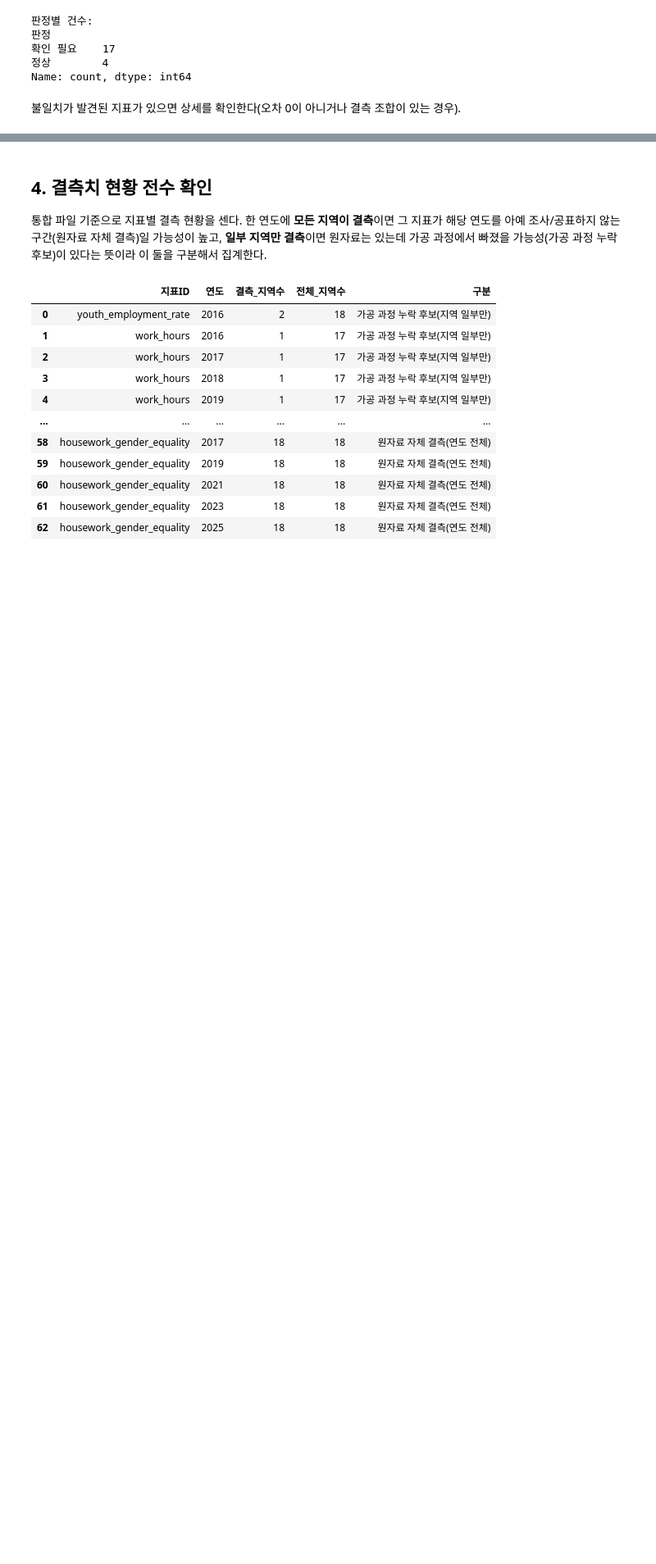
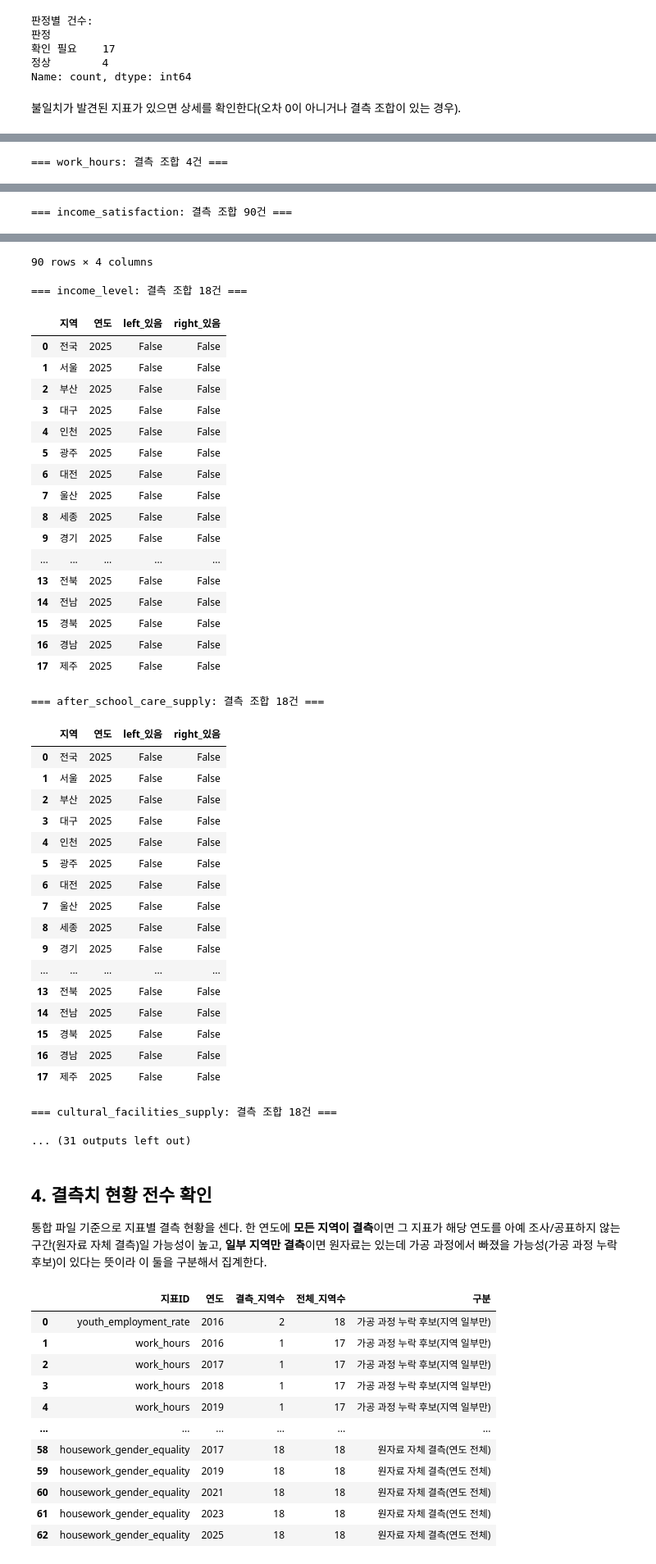
Before and after one commit to JungYeoni/yumocha, a Jupyter notebook: notebooks/20260725_EDA_구조환경지표_통합파일_결측치_검증.ipynb, the cells around one changed output, grey strips where cells are left out. Shown at 82% size. Drawn from its saved outputs; the diff is of its cells as text; code cells hidden in the pictures; blank space fills up the shorter version.

Commit message:
fix: 결측 조합만 있는 지표도 merge 검증 상세 표시 (#38)
merge_check_results 상세 출력 루프가 mismatch_count>0인 지표만 detail을
보여주고, 결측 조합(missing_combinations)만 있어 "확인 필요"로 뜬 지표는
상세를 안 보여주고 있었다. 두 경우 모두 상세를 표시하도록 보완.

```diff
--- a/notebooks/20260725_EDA_구조환경지표_통합파일_결측치_검증.ipynb
+++ b/notebooks/20260725_EDA_구조환경지표_통합파일_결측치_검증.ipynb
@@ -217,3 +217,7 @@ for indicator_id, check in merge_check_results.items():
     if check.mismatch_count > 0:
         print(f"=== {indicator_id}: 불일치 {check.mismatch_count}건 ===")
         display(check.detail)
+    if len(check.missing_combinations) > 0:
+        print(f"=== {indicator_id}: 결측 조합 {len(check.missing_combinations)}건 ===")
+        display(check.missing_combinations)
+# %% [output]
@@ -219,0 +228 @@ for indicator_id, check in merge_check_results.items():
+=== work_hours: 결측 조합 4건 ===
@@ -219,0 +234 @@ for indicator_id, check in merge_check_results.items():
+=== income_satisfaction: 결측 조합 90건 ===
@@ -220,3 +247,42 @@ for indicator_id, check in merge_check_results.items():
+90 rows × 4 columns
+=== income_level: 결측 조합 18건 ===
+|  | 지역 | 연도 | left_있음 | right_있음 |
+| 0 | 전국 | 2025 | False | False |
+| 1 | 서울 | 2025 | False | False |
+| 2 | 부산 | 2025 | False | False |
+| 3 | 대구 | 2025 | False | False |
+| 4 | 인천 | 2025 | False | False |
+| 5 | 광주 | 2025 | False | False |
+| 6 | 대전 | 2025 | False | False |
+| 7 | 울산 | 2025 | False | False |
+| 8 | 세종 | 2025 | False | False |
+| 9 | 경기 | 2025 | False | False |
+| ... | ... | ... | ... | ... |
+| 13 | 전북 | 2025 | False | False |
+| 14 | 전남 | 2025 | False | False |
+| 15 | 경북 | 2025 | False | False |
+| 16 | 경남 | 2025 | False | False |
+| 17 | 제주 | 2025 | False | False |
+=== after_school_care_supply: 결측 조합 18건 ===
+|  | 지역 | 연도 | left_있음 | right_있음 |
+| 0 | 전국 | 2025 | False | False |
+| 1 | 서울 | 2025 | False | False |
+| 2 | 부산 | 2025 | False | False |
+| 3 | 대구 | 2025 | False | False |
+| 4 | 인천 | 2025 | False | False |
+| 5 | 광주 | 2025 | False | False |
+| 6 | 대전 | 2025 | False | False |
+| 7 | 울산 | 2025 | False | False |
+| 8 | 세종 | 2025 | False | False |
+| 9 | 경기 | 2025 | False | False |
+| ... | ... | ... | ... | ... |
+| 13 | 전북 | 2025 | False | False |
+| 14 | 전남 | 2025 | False | False |
+| 15 | 경북 | 2025 | False | False |
+| 16 | 경남 | 2025 | False | False |
+| 17 | 제주 | 2025 | False | False |
+=== cultural_facilities_supply: 결측 조합 18건 ===
+... (31 outputs left out)
 # %% [markdown]
 ## 4. 결측치 현황 전수 확인
 
```
Also changed, not shown: parts of 1 cell of this notebook.
